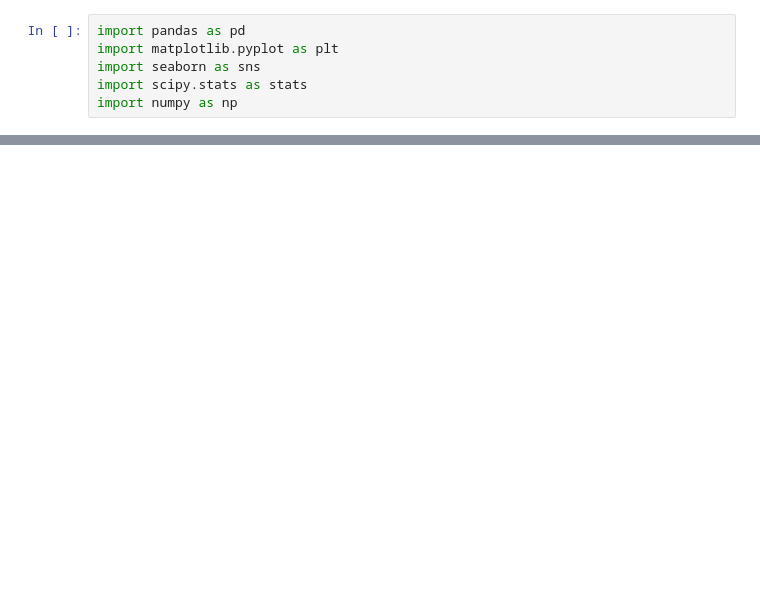
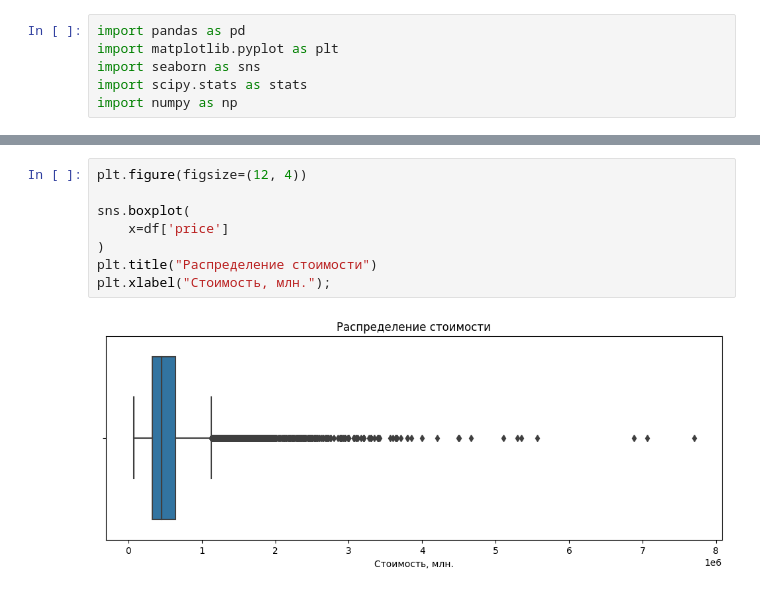
Before and after one commit to lion0671/Python_analitica_DZ, a Jupyter notebook: Итоговый_проект.ipynb, the cells around one changed output, grey strips where cells are left out. Saved outputs shown, nothing was run; the diff lists cells and outputs as text; blank space fills up the shorter version.

```diff
--- a/Итоговый_проект.ipynb
+++ b/Итоговый_проект.ipynb
@@ -21,0 +46,10 @@ df.describe()
+# %%
+plt.figure(figsize=(12, 4))
+
+sns.boxplot(
+    x=df['price']
+)
+plt.title("Распределение стоимости")
+plt.xlabel("Стоимость, млн.");
+# %% [output]
+[figure, added]
```
Also changed, not shown: parts of 39 cells of this notebook.
